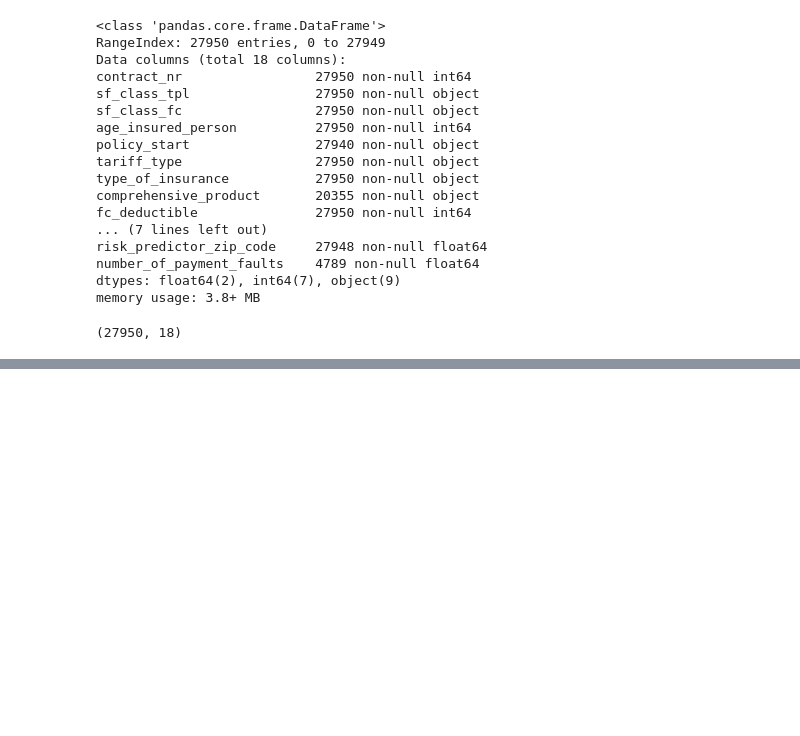
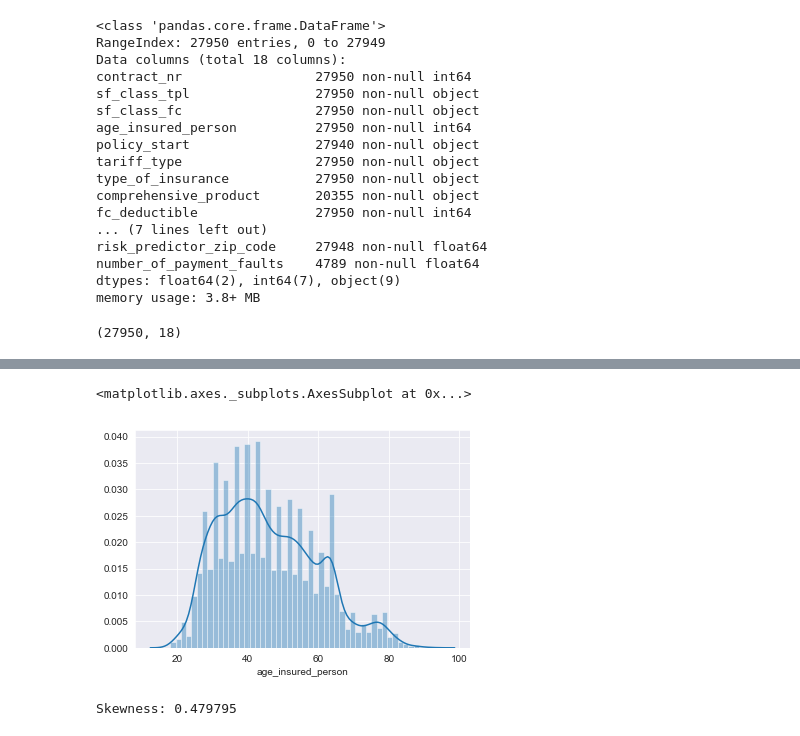
Before and after one commit to ck-unifr/friday-code-challenge, a Jupyter notebook: friday-code-challenge.ipynb, the cells around one changed output, grey strips where cells are left out. Drawn from its saved outputs; the diff is of its cells as text; code cells hidden in the pictures; blank space fills up the shorter version.

```diff
--- a/friday-code-challenge.ipynb
+++ b/friday-code-challenge.ipynb
@@ -107,0 +176,10 @@ df_friday.shape
+# %%
+sns.distplot(df_friday['age_insured_person'])
+# %% [output]
+<matplotlib.axes._subplots.AxesSubplot at 0x...>
+[figure, added]
+# %%
+#skewness and kurtosis
+print("Skewness: %f" % df_friday['age_insured_person'].skew())
+# %% [output]
+Skewness: 0.479795
```
Also changed, not shown: parts of 39 cells of this notebook.
